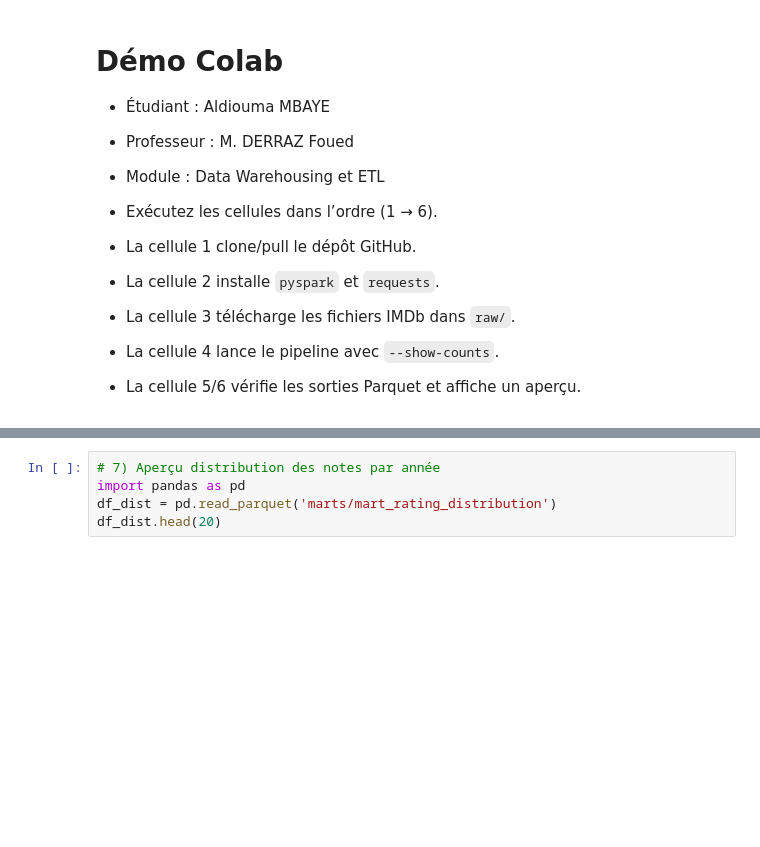
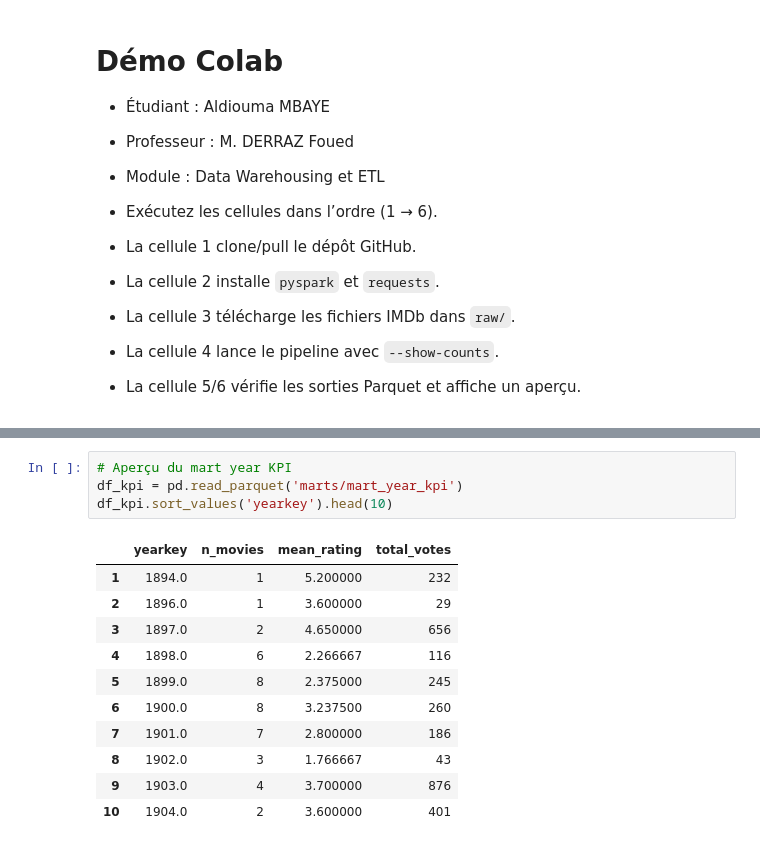
Before and after one commit to maldiouma/Pipeline-PySpark-ETL-IMDb, a Jupyter notebook: demo_colab.ipynb, the cells around one changed output, grey strips where cells are left out. Saved outputs shown, nothing was run; the diff lists cells and outputs as text; blank space fills up the shorter version.

```diff
--- a/demo_colab.ipynb
+++ b/demo_colab.ipynb
@@ -56,8 +128,19 @@ df_top.sort_values(['yearkey','genrekey','rk']).head(20)
 # %%
-# 7) Aperçu distribution des notes par année
-import pandas as pd
-df_dist = pd.read_parquet('marts/mart_rating_distribution')
-df_dist.head(20)
+# Aperçu du mart year KPI
+df_kpi = pd.read_parquet('marts/mart_year_kpi')
+df_kpi.sort_values('yearkey').head(10)
+# %% [output]
+|  | yearkey | n_movies | mean_rating | total_votes |
+| 1 | 1894.0 | 1 | 5.200000 | 232 |
+| 2 | 1896.0 | 1 | 3.600000 | 29 |
+| 3 | 1897.0 | 2 | 4.650000 | 656 |
+| 4 | 1898.0 | 6 | 2.266667 | 116 |
+| 5 | 1899.0 | 8 | 2.375000 | 245 |
+| 6 | 1900.0 | 8 | 3.237500 | 260 |
+| 7 | 1901.0 | 7 | 2.800000 | 186 |
+| 8 | 1902.0 | 3 | 1.766667 | 43 |
+| 9 | 1903.0 | 4 | 3.700000 | 876 |
+| 10 | 1904.0 | 2 | 3.600000 | 401 |
 # %%
 # 8) Aperçu TOP par année (avg_rating, seuil min_votes)
 import pandas as pd
```
Also changed, not shown: parts of 7 cells of this notebook.
